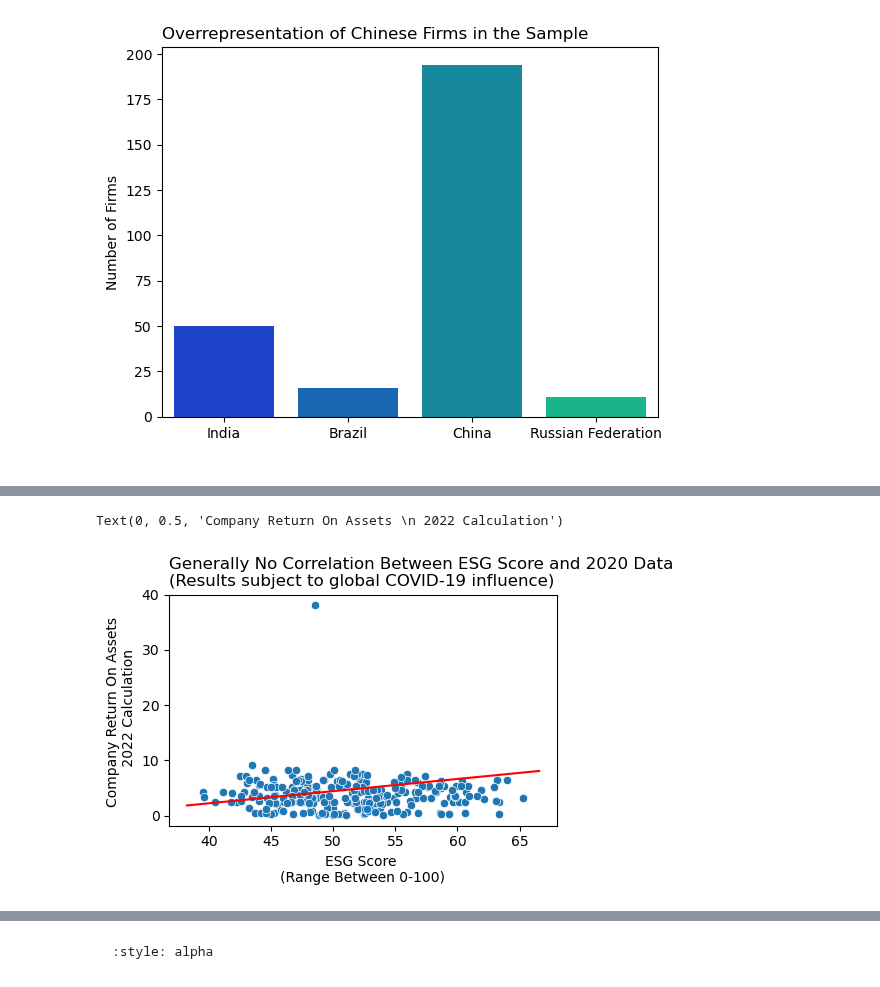
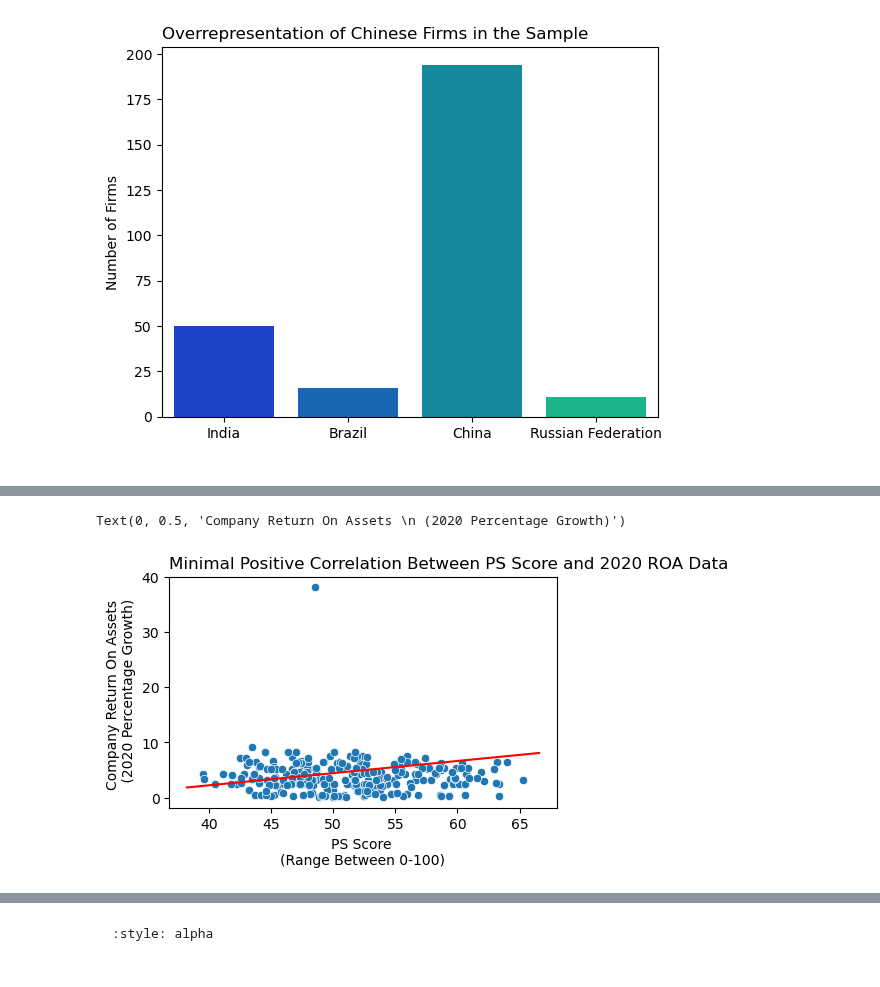
Before and after one commit to avnikadubey/as.180.369, a Jupyter notebook: contrib/avnikadubey/jupyterbook-avnikadubey/avnikadubey-paper.ipynb, the cells around one changed output, grey strips where cells are left out. Cells and saved outputs as stored; diff of their text form; code cells hidden in the pictures.

```diff
--- a/contrib/avnikadubey/jupyterbook-avnikadubey/avnikadubey-paper.ipynb
+++ b/contrib/avnikadubey/jupyterbook-avnikadubey/avnikadubey-paper.ipynb
@@ -490,22 +476,22 @@ Text(0, 0.5, 'Company Return On Assets \n 2021 Calculation')
 # %%
 #now plot the predicted line on the graph
 f, axs = plt.subplots(1, 1, figsize=(5, 3))
 
 # Step 1: create the scatter plot: str vs testscr
 sns.scatterplot(data = dp, x = "ESG", y = "ROA 2020", ax=axs)
 
 
 # Step 2: add the sample regression line
 low_x, high_x = axs.get_xlim()
 # get the value range (14-26)
 x_range = np.linspace(start = low_x, stop = high_x, num = 100)
 #get those points
 axs.plot(x_range, result1.params["const"] + result1.params["ESG"] * x_range, color="red")
 #plot a line between those points and the prediction line
 
-plt.title('Generally No Correlation Between ESG Score and 2020 Data \n(Results subject to global COVID-19 influence)', loc='left')
-plt.xlabel("ESG Score \n(Range Between 0-100)")
-plt.ylabel("Company Return On Assets \n 2022 Calculation")
+plt.title('Minimal Positive Correlation Between PS Score and 2020 ROA Data', loc='left')
+plt.xlabel("PS Score \n(Range Between 0-100)")
+plt.ylabel("Company Return On Assets \n (2020 Percentage Growth)")
 # %% [output]
-Text(0, 0.5, 'Company Return On Assets \n 2022 Calculation')
+Text(0, 0.5, 'Company Return On Assets \n (2020 Percentage Growth)')
-[figure, old version]
+[figure, new version]
```
Also changed, not shown: parts of 46 cells of this notebook.
